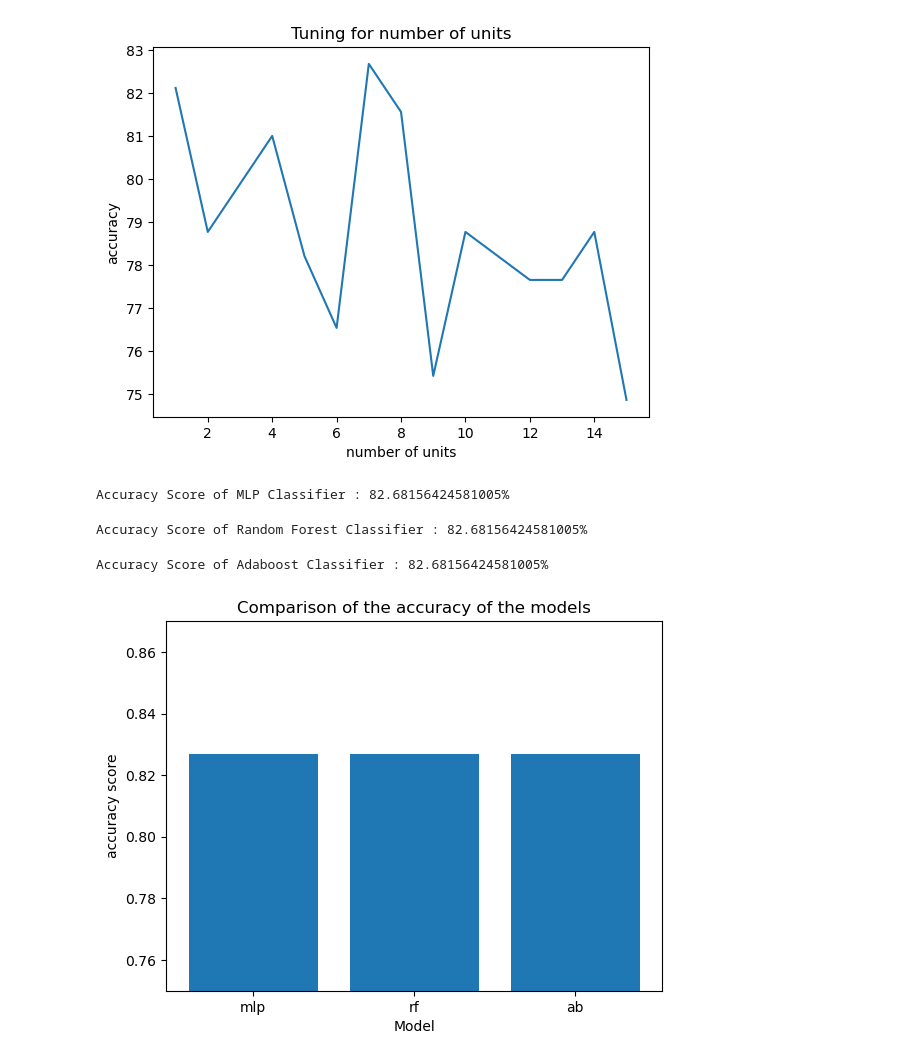
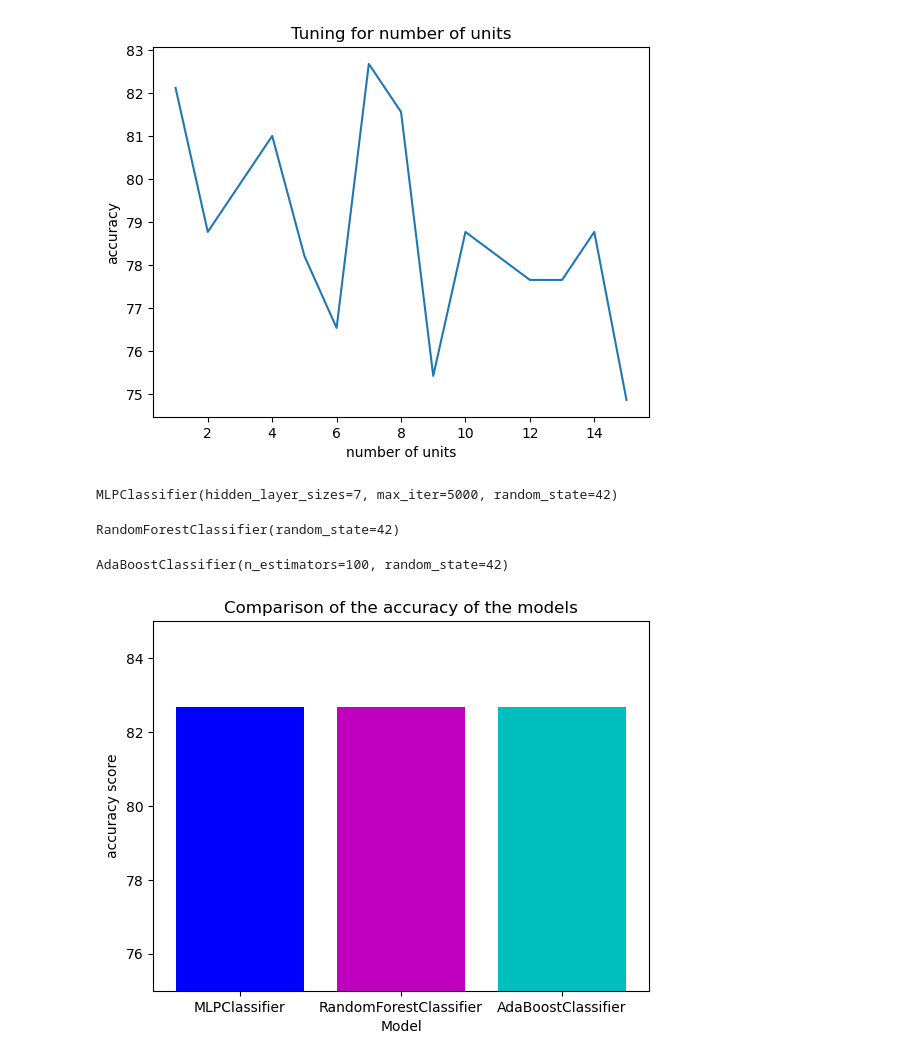
Before and after one commit to Abhijna-Raghavendra/MA-204-SML_Project, a Jupyter notebook: project-3/main.ipynb, the cells around one changed output. Cells and saved outputs as stored; diff of their text form; code cells hidden in the pictures.

```diff
--- a/project-3/main.ipynb
+++ b/project-3/main.ipynb
@@ -42,34 +42,35 @@ plt.show()
 # %%
 #MLP with 7 units in the hidden layer giving most optimum results
 mlp = MLPClassifier(random_state=42, max_iter=5000, hidden_layer_sizes=(7))
-mlp.fit(X_train,y_trai
+mlp.fit(X_train,y_train)
 # %% [output]
-Accuracy Score of MLP Classifier : 82.68156424581005%
+MLPClassifier(hidden_layer_sizes=7, max_iter=5000, random_state=42)
 # %%
 #Random forest
 rf = RandomForestClassifier(random_state=42)
 rf.fit(X_train,y_train)
 # %% [output]
-Accuracy Score of Random Forest Classifier : 82.68156424581005%
+RandomForestClassifier(random_state=42)
 # %%
 #Adaboost
 ab = AdaBoostClassifier(n_estimators=100, random_state=42)
 ab.fit(X_train,y_train)
 # %% [output]
-Accuracy Score of Adaboost Classifier : 82.68156424581005%
+AdaBoostClassifier(n_estimators=100, random_state=42)
 # %%
 #Comparison between the classifiers
 performance = []
-model = ['mlp', 'rf', 'ab']
-performance.append(accuracy_score(Y_test, mlp.predict(x_test)))
-performance.append(accuracy_score(Y_test, rf.predict(x_test)))
-performance.append(accuracy_score(Y_test, ab.predict(x_test)))
+model = [mlp, rf, ab]
 
-plt.bar(model, performance)
+for i in range(3):
+    performance.append(accuracy_score(Y_test,model[i].predict(x_test))*100)
+    model[i] = str(model[i]).split('(')[0]
+
+plt.bar(model, performance, color=['b', 'm', 'c'])
 plt.xlabel("Model")
 plt.ylabel("accuracy score")
-plt.ylim(0.75,0.87)
+plt.ylim(75,85)
 plt.title("Comparison of the accuracy of the models")
 plt.show()
 # %% [output]
-[figure, old version]
+[figure, new version]
```
